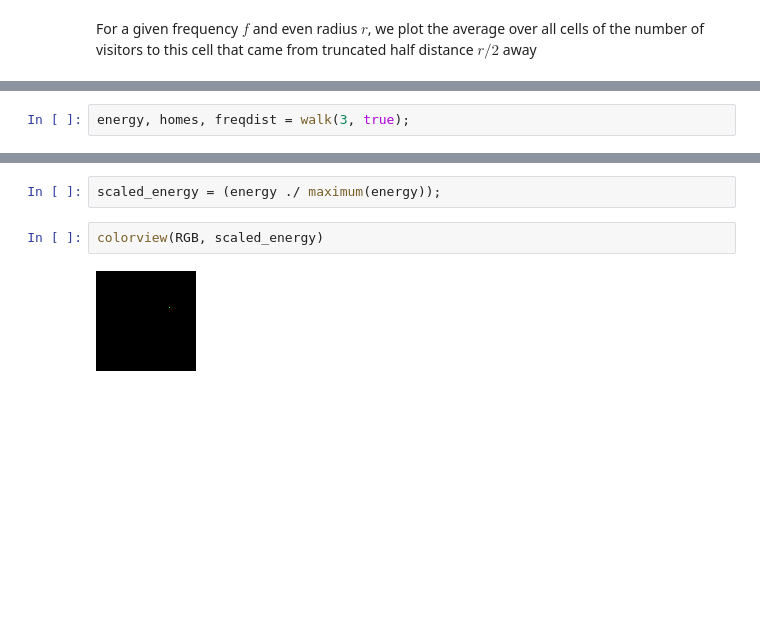
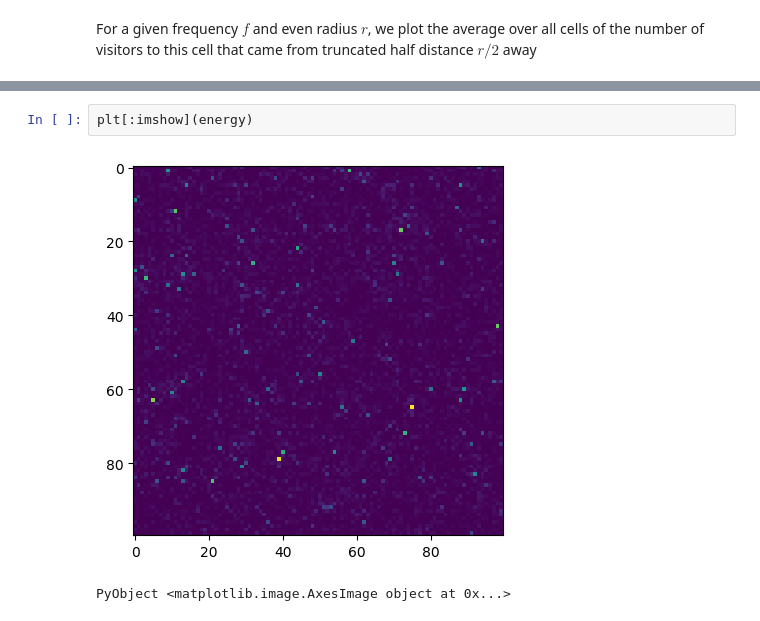
Before and after one commit to bogiebro/mobpat, a Jupyter notebook: ModelMaking.ipynb, the cells around one changed output, grey strips where cells are left out. Saved outputs shown, nothing was run; the diff lists cells and outputs as text; blank space fills up the shorter version.

```diff
--- a/ModelMaking.ipynb
+++ b/ModelMaking.ipynb
@@ -19,2 +15,0 @@ uni_energy, uni_freqdist = walk(100000, false);
-# %%
-energy, homes, freqdist = walk(3, true);
@@ -54,6 +31,5 @@ InterruptException: InterruptException:
-# %%
-scaled_energy = (energy ./ maximum(energy));
-# %%
-colorview(RGB, scaled_energy)
-# %% [output]
-[figure, removed]
+# %%
+plt[:imshow](energy)
+# %% [output]
+[figure, added]
+PyObject <matplotlib.image.AxesImage object at 0x...>
```
Also changed, not shown: parts of 14 cells of this notebook, 1 other file.
